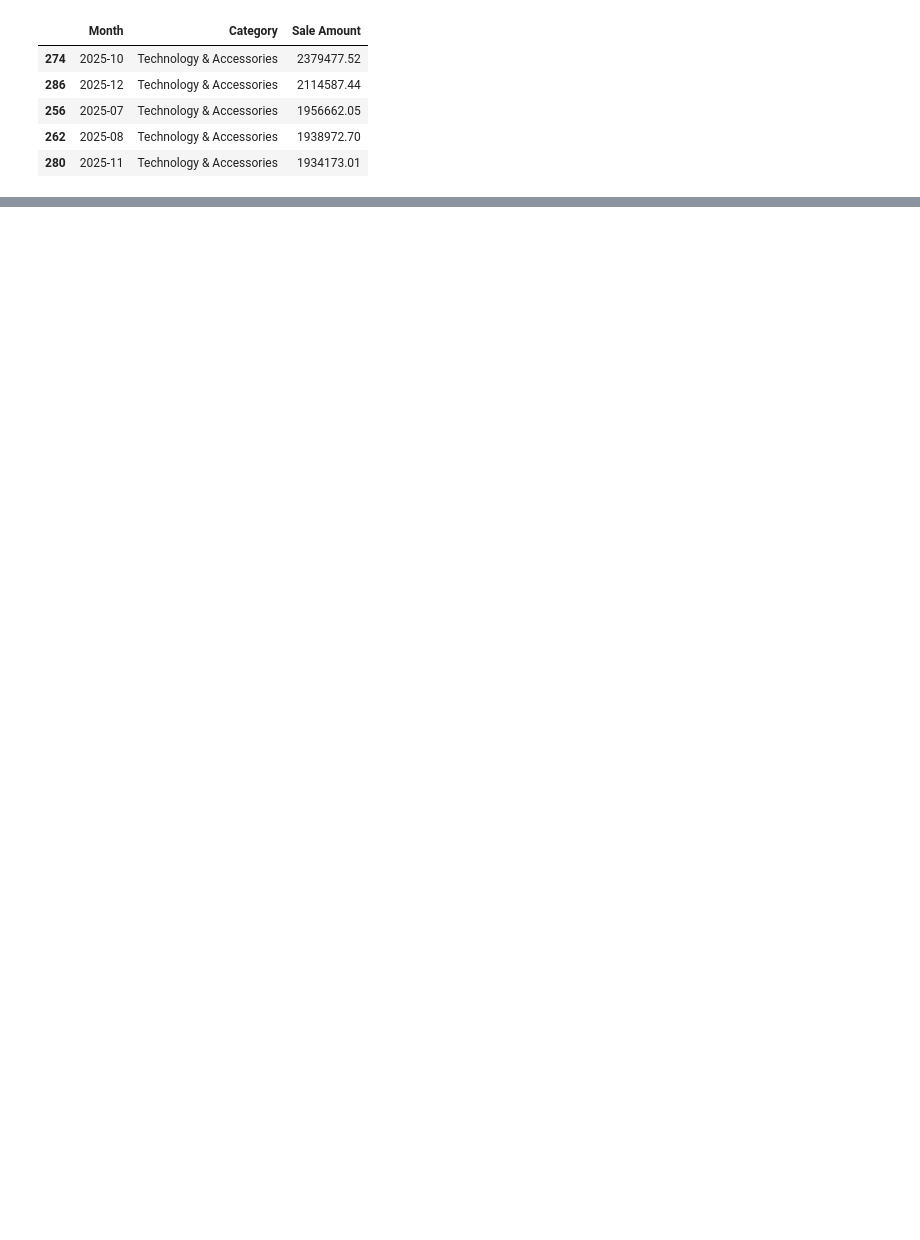
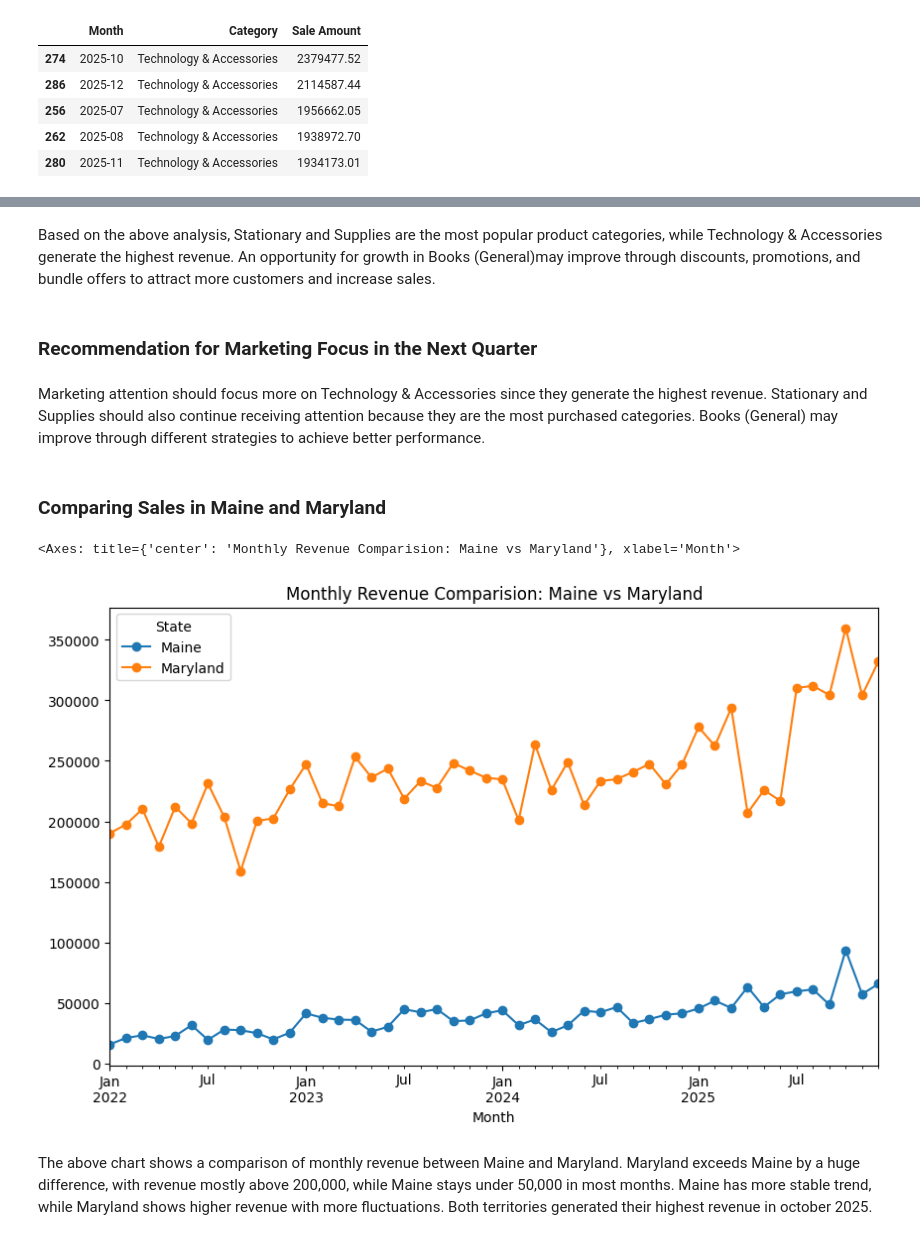
Before and after one commit to Tita9630/Capstone_2, a Jupyter notebook: Zergaw_sales_analysis.ipynb, the cells around one changed output, grey strips where cells are left out. Drawn from its saved outputs; the diff is of its cells as text; code cells hidden in the pictures; blank space fills up the shorter version.

```diff
--- a/Zergaw_sales_analysis.ipynb
+++ b/Zergaw_sales_analysis.ipynb
@@ -329,0 +351,29 @@ plt.ticklabel_format(style='plain', axis='y')
+# %% [markdown]
+Based on the above analysis, Stationary and Supplies are the most popular product categories, while Technology & Accessories generate
+the highest revenue.
+An opportunity for growth in Books (General)may improve through discounts, promotions, and
+bundle offers to attract more customers and increase sales.
+# %% [markdown]
+### Recommendation for Marketing Focus in the Next Quarter
+# %% [markdown]
+Marketing attention should focus more on Technology & Accessories since they generate the highest revenue. Stationary and Supplies should also continue receiving attention because they are the most purchased categories. Books (General) may improve through different strategies to achieve better performance.
+# %% [markdown]
+### Comparing Sales in Maine and Maryland
+# %%
+monthly_revenue = store_info.groupby(['State', 'Month'], as_index=False)['Sale Amount'].sum()
+# %%
+comparision = monthly_revenue.pivot(
+    index='Month',
+    columns='State',
+    values='Sale Amount'
+)
+comparision.plot(
+    figsize=(10,6),
+    marker='o',
+    title='Monthly Revenue Comparision: Maine vs Maryland'
+)
+# %% [output]
+<Axes: title={'center': 'Monthly Revenue Comparision: Maine vs Maryland'}, xlabel='Month'>
+[figure, added]
+# %% [markdown]
+The above chart shows a comparison of monthly revenue between Maine and Maryland. Maryland exceeds Maine by a huge difference, with revenue mostly above 200,000, while Maine stays under 50,000 in most months. Maine has more stable trend, while Maryland shows higher revenue with more fluctuations. Both territories generated their highest revenue in october 2025.
```
Also changed, not shown: parts of 18 cells of this notebook.
